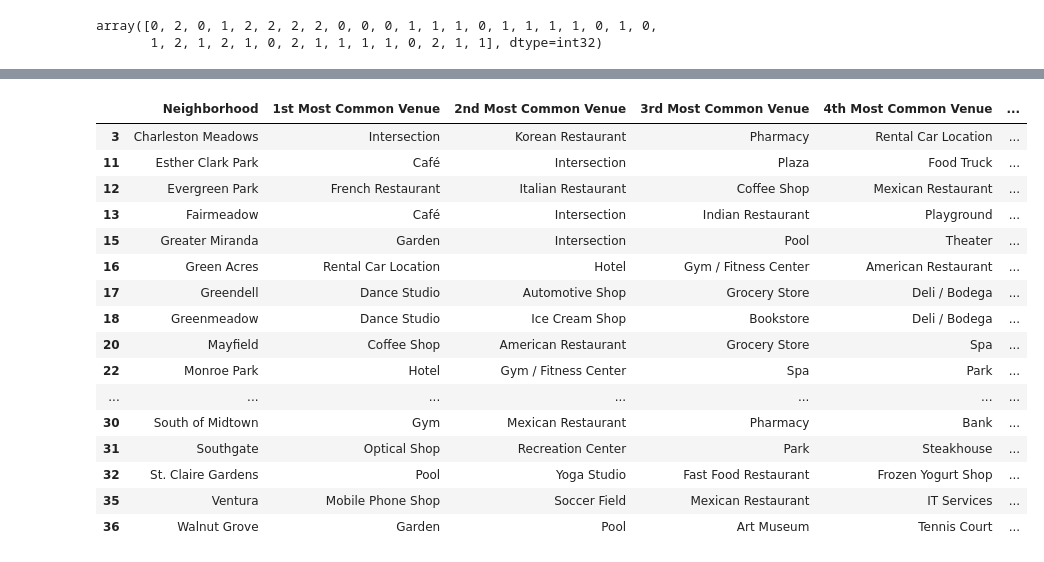
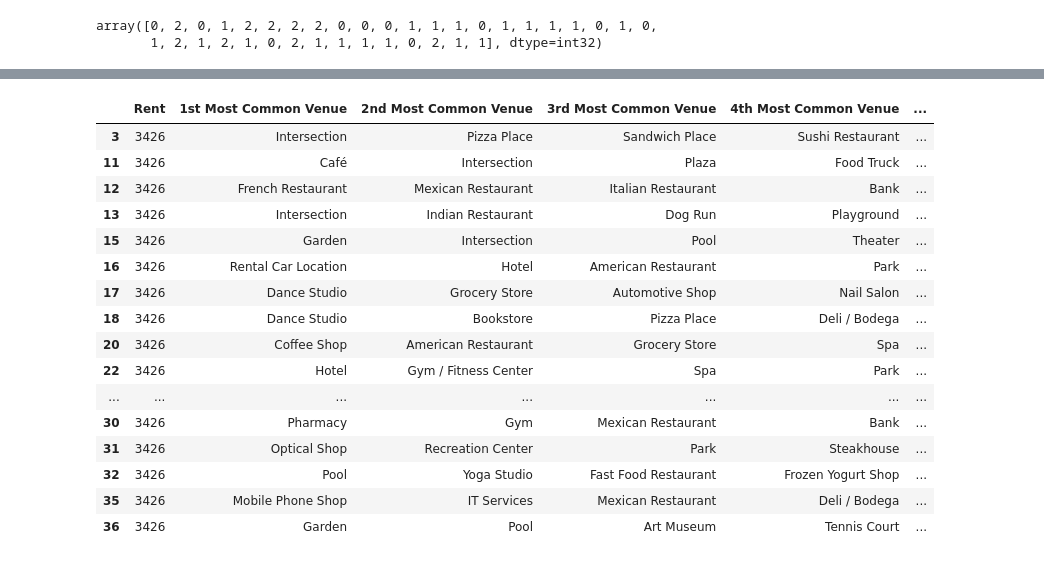
Before and after one commit to ianianing/Coursera_Capstone, a Jupyter notebook: Data Science Capstone Week 5.ipynb, the cells around one changed output, grey strips where cells are left out. Cells and saved outputs as stored; diff of their text form; code cells hidden in the pictures.

Commit message:
Published from Watson Studio.

```diff
--- a/Data Science Capstone Week 5.ipynb
+++ b/Data Science Capstone Week 5.ipynb
@@ -351,23 +352,23 @@ pa_merge_venues.loc[pa_merge_venues['Cluster Labels'] == 0, pa_merge_venues.colu
 # %%
 # Examine Cluster
-pa_merge_venues.loc[pa_merge_venues['Cluster Labels'] == 1, pa_merge_venues.columns[[1] + list(range(2, pa_merge_venues.shape[1]))]]
+pa_merge_venues.loc[pa_merge_venues['Cluster Labels'] == 1, pa_merge_venues.columns[[12] + list(range(2, pa_merge_venues.shape[1]-3))]]
 # %% [output]
-|  | Neighborhood | 1st Most Common Venue | 2nd Most Common Venue | 3rd Most Common Venue | 4th Most Common Venue | ... |
-| 3 | Charleston Meadows | Intersection | Korean Restaurant | Pharmacy | Rental Car Location | ... |
-| 11 | Esther Clark Park | Café | Intersection | Plaza | Food Truck | ... |
-| 12 | Evergreen Park | French Restaurant | Italian Restaurant | Coffee Shop | Mexican Restaurant | ... |
-| 13 | Fairmeadow | Café | Intersection | Indian Restaurant | Playground | ... |
-| 15 | Greater Miranda | Garden | Intersection | Pool | Theater | ... |
-| 16 | Green Acres | Rental Car Location | Hotel | Gym / Fitness Center | American Restaurant | ... |
-| 17 | Greendell | Dance Studio | Automotive Shop | Grocery Store | Deli / Bodega | ... |
-| 18 | Greenmeadow | Dance Studio | Ice Cream Shop | Bookstore | Deli / Bodega | ... |
-| 20 | Mayfield | Coffee Shop | American Restaurant | Grocery Store | Spa | ... |
-| 22 | Monroe Park | Hotel | Gym / Fitness Center | Spa | Park | ... |
+|  | Rent | 1st Most Common Venue | 2nd Most Common Venue | 3rd Most Common Venue | 4th Most Common Venue | ... |
+| 3 | 3426 | Intersection | Pizza Place | Sandwich Place | Sushi Restaurant | ... |
+| 11 | 3426 | Café | Intersection | Plaza | Food Truck | ... |
+| 12 | 3426 | French Restaurant | Mexican Restaurant | Italian Restaurant | Bank | ... |
+| 13 | 3426 | Intersection | Indian Restaurant | Dog Run | Playground | ... |
+| 15 | 3426 | Garden | Intersection | Pool | Theater | ... |
+| 16 | 3426 | Rental Car Location | Hotel | American Restaurant | Park | ... |
+| 17 | 3426 | Dance Studio | Grocery Store | Automotive Shop | Nail Salon | ... |
+| 18 | 3426 | Dance Studio | Bookstore | Pizza Place | Deli / Bodega | ... |
+| 20 | 3426 | Coffee Shop | American Restaurant | Grocery Store | Spa | ... |
+| 22 | 3426 | Hotel | Gym / Fitness Center | Spa | Park | ... |
 | ... | ... | ... | ... | ... | ... | ... |
-| 30 | South of Midtown | Gym | Mexican Restaurant | Pharmacy | Bank | ... |
-| 31 | Southgate | Optical Shop | Recreation Center | Park | Steakhouse | ... |
-| 32 | St. Claire Gardens | Pool | Yoga Studio | Fast Food Restaurant | Frozen Yogurt Shop | ... |
-| 35 | Ventura | Mobile Phone Shop | Soccer Field | Mexican Restaurant | IT Services | ... |
-| 36 | Walnut Grove | Garden | Pool | Art Museum | Tennis Court | ... |
+| 30 | 3426 | Pharmacy | Gym | Mexican Restaurant | Bank | ... |
+| 31 | 3426 | Optical Shop | Recreation Center | Park | Steakhouse | ... |
+| 32 | 3426 | Pool | Yoga Studio | Fast Food Restaurant | Frozen Yogurt Shop | ... |
+| 35 | 3426 | Mobile Phone Shop | IT Services | Mexican Restaurant | Deli / Bodega | ... |
+| 36 | 3426 | Garden | Pool | Art Museum | Tennis Court | ... |
 # %%
 # Examine Cluster
```
Also changed, not shown: parts of 9 cells of this notebook.
